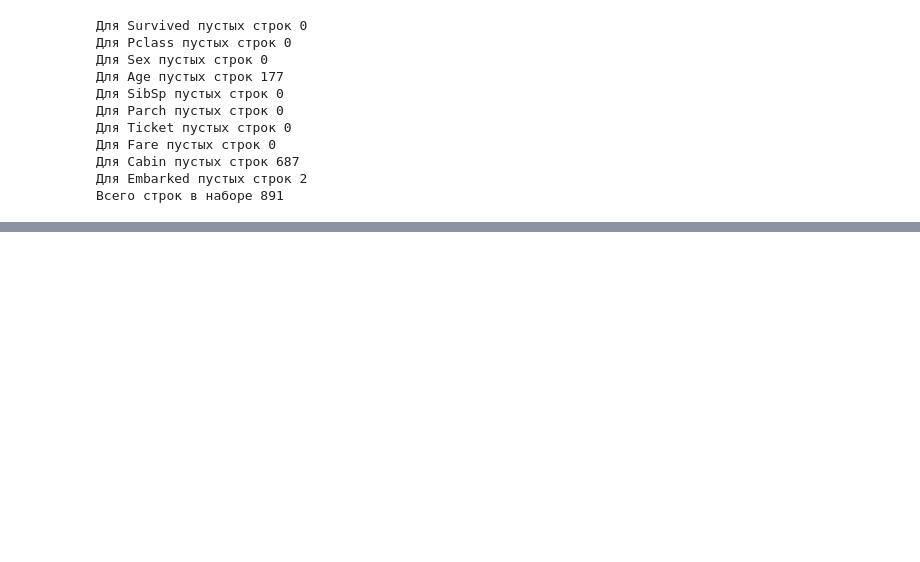
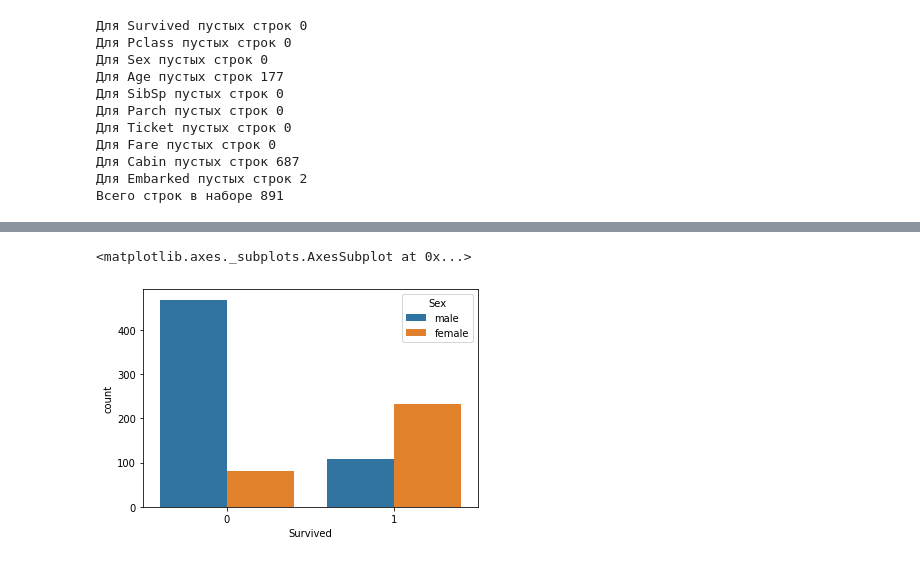
Before and after one commit to Ch0k/ML-DZ5, a Jupyter notebook: Untitled2.ipynb, the cells around one changed output, grey strips where cells are left out. Saved outputs shown, nothing was run; the diff lists cells and outputs as text; code cells hidden in the pictures; blank space fills up the shorter version.

```diff
--- a/Untitled2.ipynb
+++ b/Untitled2.ipynb
@@ -70,0 +164,5 @@ data['Ticket'].unique()
+# %%
+sns.countplot(x='Survived', hue='Sex', data=data)
+# %% [output]
+<matplotlib.axes._subplots.AxesSubplot at 0x...>
+[figure, added]
```
Also changed, not shown: parts of 24 cells of this notebook.
